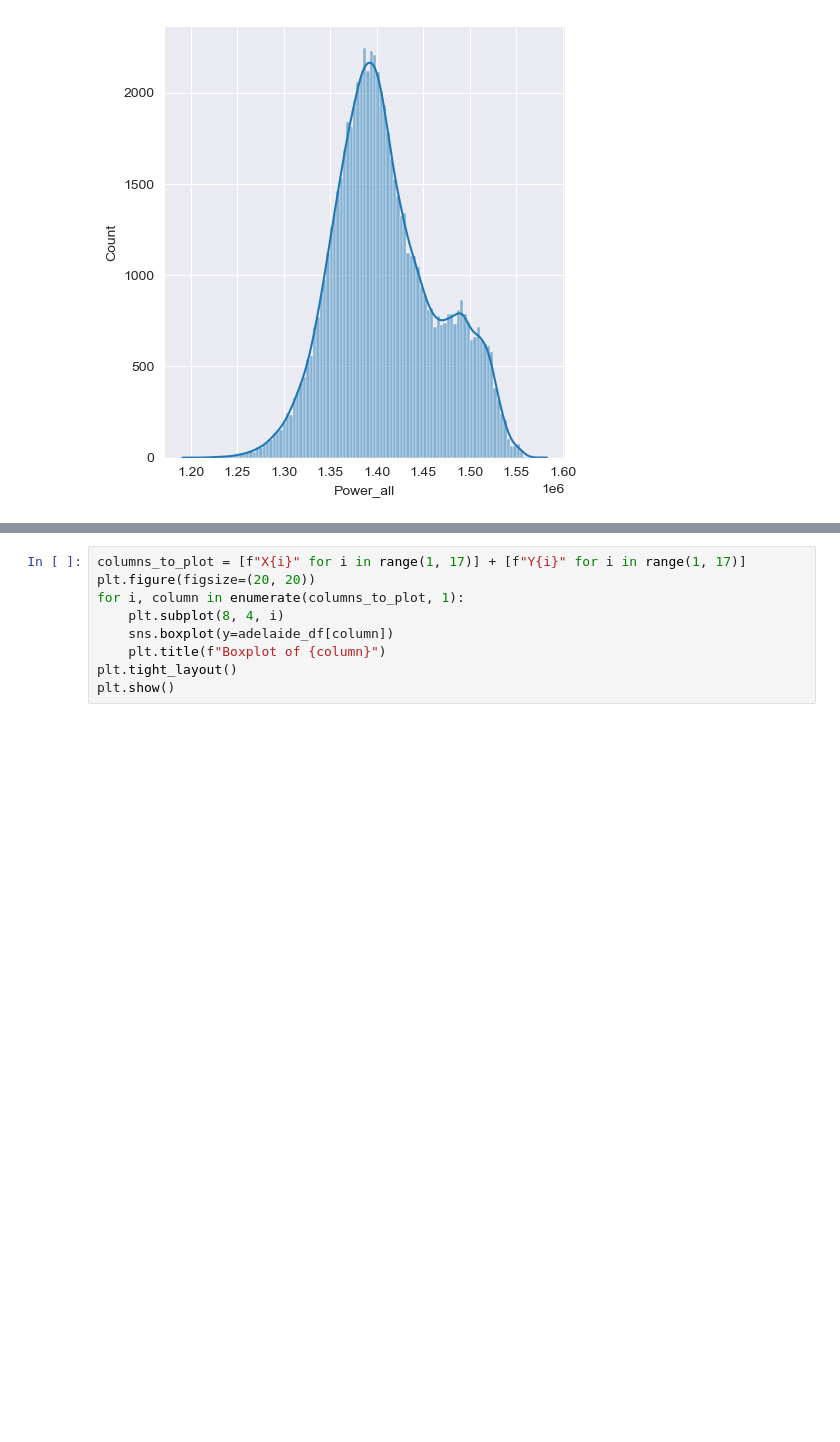
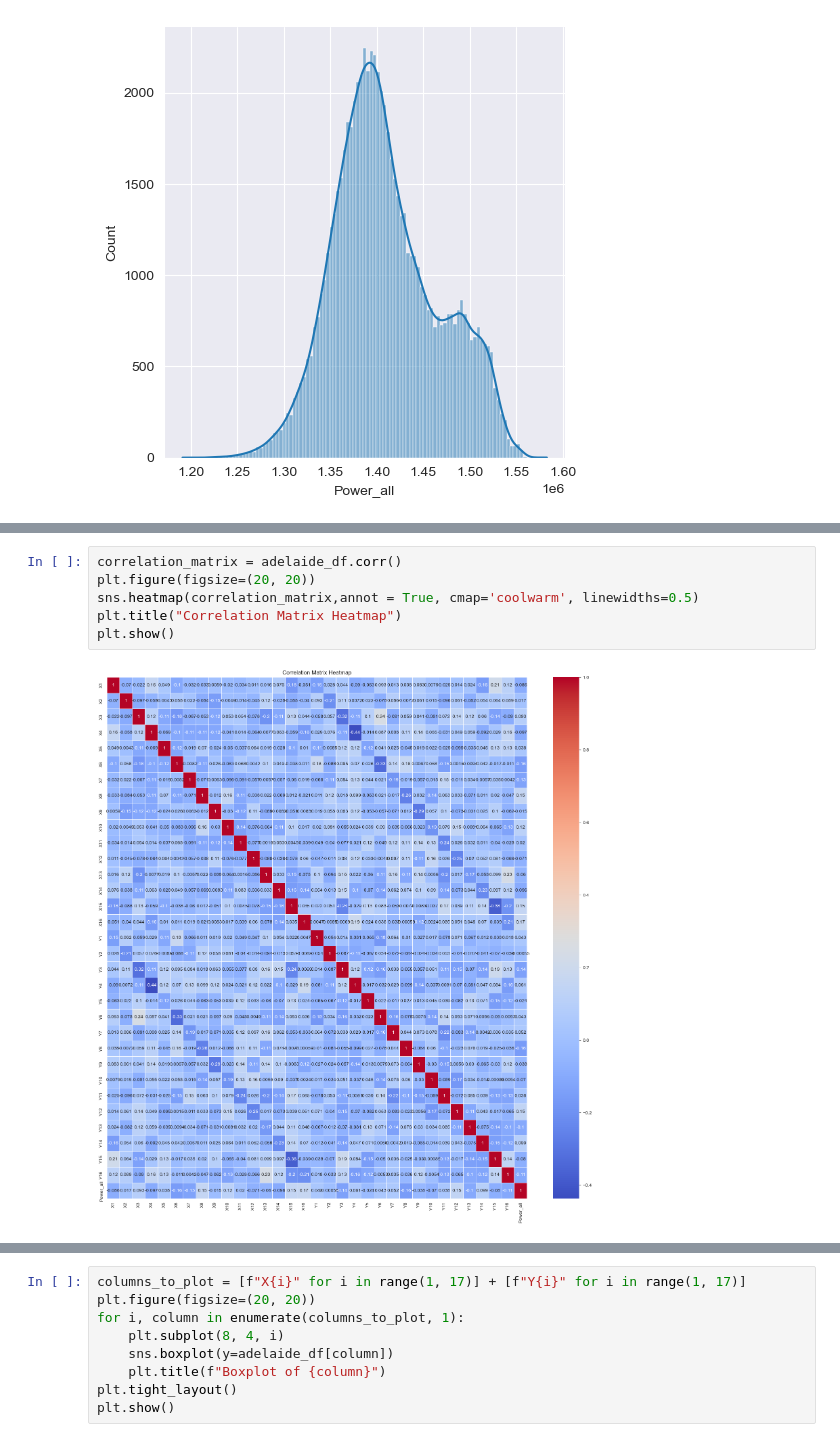
Before and after one commit to Ciaptok/Wave-Energy-Converters-Dataset-Analyze, a Jupyter notebook: notebooks/Adelaide.ipynb, the cells around one changed output, grey strips where cells are left out. Saved outputs shown, nothing was run; the diff lists cells and outputs as text; blank space fills up the shorter version.

Commit message:
Final analyses for the cities of Adelaide,Sydney,

```diff
--- a/notebooks/Adelaide.ipynb
+++ b/notebooks/Adelaide.ipynb
@@ -98,0 +133,8 @@ Length: 71998, dtype: bool
+# %%
+correlation_matrix = adelaide_df.corr()
+plt.figure(figsize=(20, 20))
+sns.heatmap(correlation_matrix,annot = True, cmap='coolwarm', linewidths=0.5)
+plt.title("Correlation Matrix Heatmap")
+plt.show()
+# %% [output]
+[figure, added]
```
Also changed, not shown: parts of 33 cells of this notebook, 1 other file.
